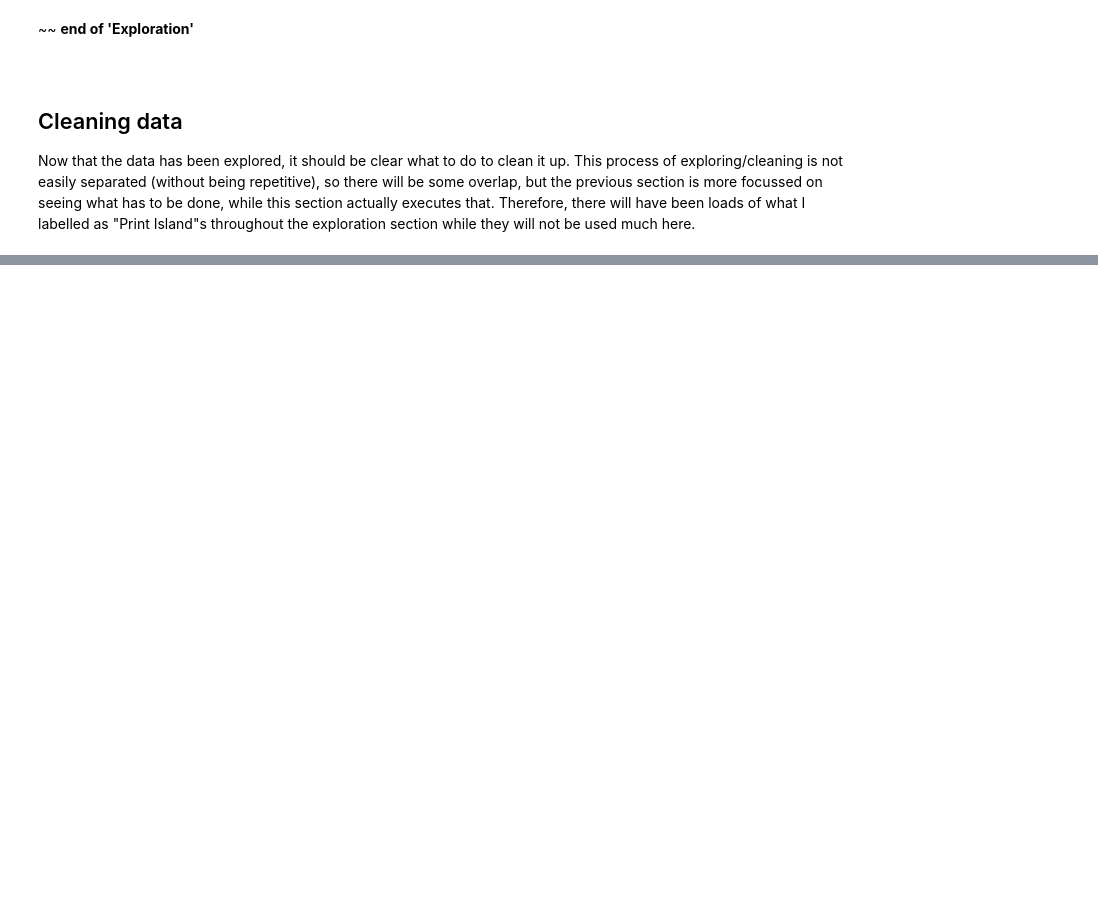
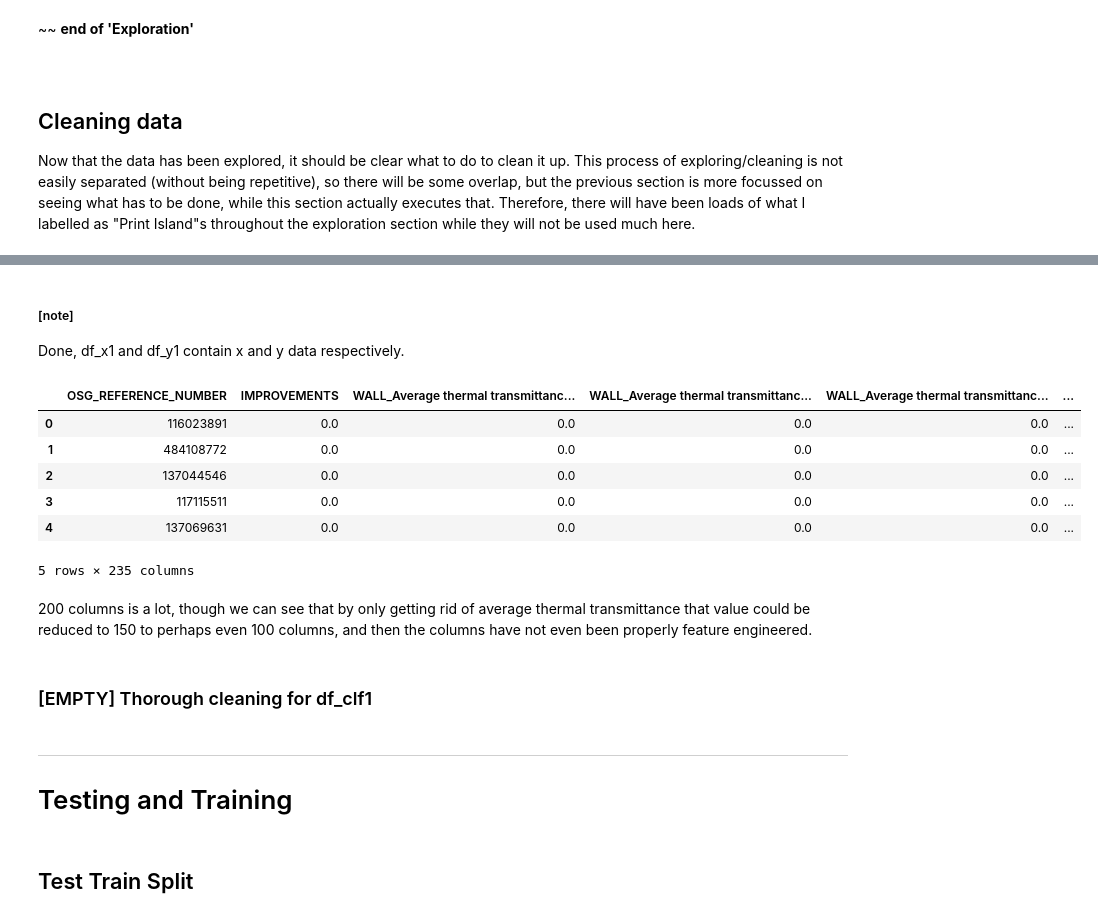
Before and after one commit to TahaGomma/ModelEvaluation, a Jupyter notebook: DecisionTrees/EPC - DT_clf v0.0.ipynb, the cells around one changed output, grey strips where cells are left out. Drawn from its saved outputs; the diff is of its cells as text; code cells hidden in the pictures; blank space fills up the shorter version.

```diff
--- a/DecisionTrees/EPC - DT_clf v0.0.ipynb
+++ b/DecisionTrees/EPC - DT_clf v0.0.ipynb
@@ -783,0 +1015,23 @@ Now that the data has been explored, it should be clear what to do to clean it u
+# %% [markdown]
+##### [note]
+Done, df_x1 and df_y1 contain x and y data respectively.
+# %%
+df_clf1 = df_y1.merge(df_x1, on=pk)
+df_clf1.head()
+# %% [output]
+|  | OSG_REFERENCE_NUMBER | IMPROVEMENTS | WALL_Average thermal transmittanc... | WALL_Average thermal transmittanc... | WALL_Average thermal transmittanc... | ... |
+| 0 | 116023891 | 0.0 | 0.0 | 0.0 | 0.0 | ... |
+| 1 | 484108772 | 0.0 | 0.0 | 0.0 | 0.0 | ... |
+| 2 | 137044546 | 0.0 | 0.0 | 0.0 | 0.0 | ... |
+| 3 | 117115511 | 0.0 | 0.0 | 0.0 | 0.0 | ... |
+| 4 | 137069631 | 0.0 | 0.0 | 0.0 | 0.0 | ... |
+5 rows × 235 columns
+# %% [markdown]
+200 columns is a lot, though we can see that by only getting rid of average thermal transmittance that value could be reduced to 150 to perhaps even 100 columns, and then the columns have not even been properly feature engineered.
+# %% [markdown]
+### [EMPTY] Thorough cleaning for df_clf1
+# %% [markdown]
+---
+# Testing and Training
+# %% [markdown]
+## Test Train Split
```
Also changed, not shown: parts of 33 cells of this notebook.
